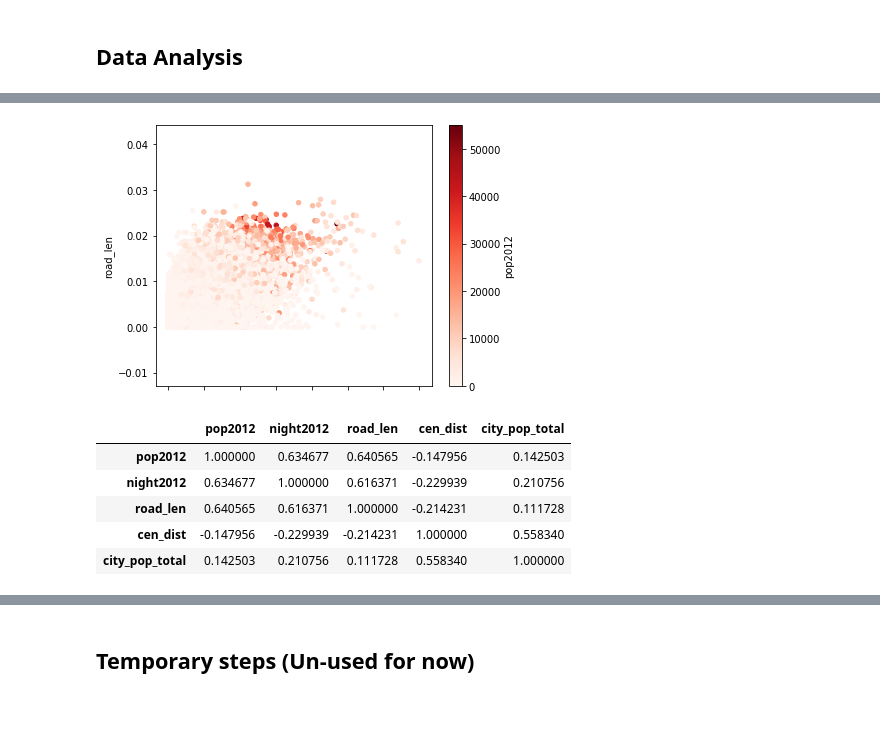
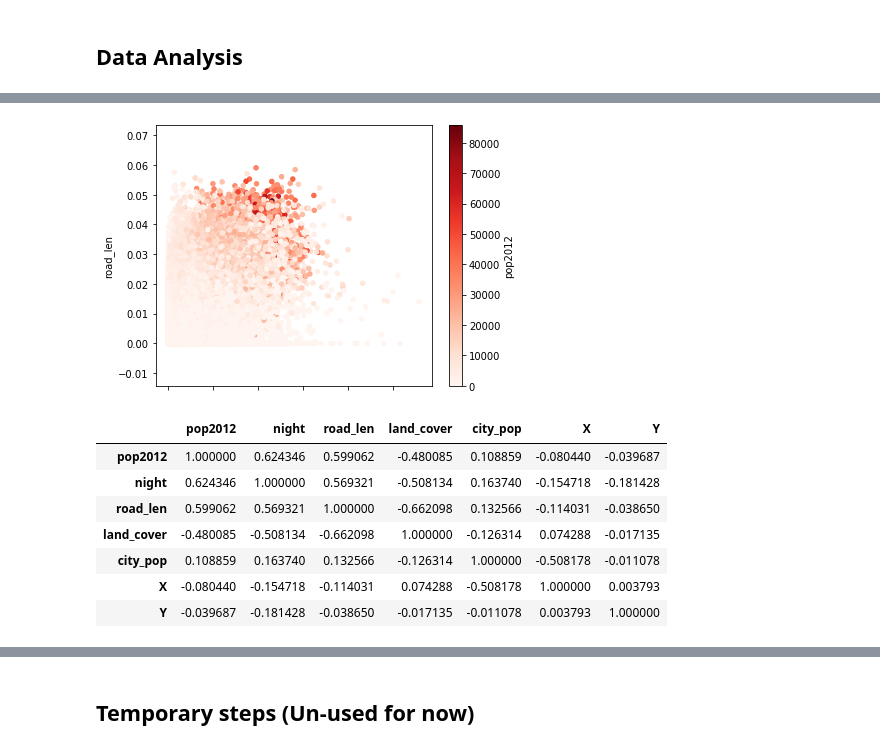
Before and after one commit to past-urbanist/Mon-Pop-Pred, a Jupyter notebook: 1_Data_Analysis.ipynb, the cells around one changed output, grey strips where cells are left out. Cells and saved outputs as stored; diff of their text form; code cells hidden in the pictures; blank space fills up the shorter version.

```diff
--- a/1_Data_Analysis.ipynb
+++ b/1_Data_Analysis.ipynb
@@ -15,7 +15,7 @@ from mpl_toolkits import mplot3d
 # %% [markdown]
 # Data Import
 # %%
-data_ori = pd.read_csv("data.csv")
-data_ori = data_ori.drop('fid',axis=1)
-data_ori.head()
+data = pd.read_csv("data2012.csv")
+data = data.drop('fid',axis=1)
+data.head()
 # %% [output]
@@ -28,3 +27,0 @@ data_ori.head()
-# %%
-data = pd.read_csv("data_new.csv")
-data.describe()
@@ -43,2 +41,5 @@ alist = data.columns.to_list()
+# %%
+alist = [ 'pop2012',  'night', 'road_len', 'land_cover', 'city_pop', 'X', 'Y', 'country', 'fua_name']
+data = data[alist]
 # %% [markdown]
 ## Data Analysis
@@ -45,18 +61,19 @@ alist = data.columns.to_list()
 # %%
 # Show the population distribution in Roma
-Roma = data[data['fua_name']=='Roma']
-Roma.plot(kind='scatter', x='night2012', y='road_len', alpha=1, c='pop2012',cmap='Reds')
+data.plot(kind='scatter', x='night', y='road_len', alpha=1, c='pop2012',cmap='Reds')
 plt.tight_layout()
 # %% [output]
-[figure, old version]
+[figure, new version]
 # %%
 # Compute pairwise correlation of columns
-data[alist[:-1]].corr()
+data.corr()
 # %% [output]
-|  | pop2012 | night2012 | road_len | cen_dist | city_pop_total |
-| pop2012 | 1.000000 | 0.634677 | 0.640565 | -0.147956 | 0.142503 |
-| night2012 | 0.634677 | 1.000000 | 0.616371 | -0.229939 | 0.210756 |
-| road_len | 0.640565 | 0.616371 | 1.000000 | -0.214231 | 0.111728 |
-| cen_dist | -0.147956 | -0.229939 | -0.214231 | 1.000000 | 0.558340 |
-| city_pop_total | 0.142503 | 0.210756 | 0.111728 | 0.558340 | 1.000000 |
+|  | pop2012 | night | road_len | land_cover | city_pop | X | Y |
+| pop2012 | 1.000000 | 0.624346 | 0.599062 | -0.480085 | 0.108859 | -0.080440 | -0.039687 |
+| night | 0.624346 | 1.000000 | 0.569321 | -0.508134 | 0.163740 | -0.154718 | -0.181428 |
+| road_len | 0.599062 | 0.569321 | 1.000000 | -0.662098 | 0.132566 | -0.114031 | -0.038650 |
+| land_cover | -0.480085 | -0.508134 | -0.662098 | 1.000000 | -0.126314 | 0.074288 | -0.017135 |
+| city_pop | 0.108859 | 0.163740 | 0.132566 | -0.126314 | 1.000000 | -0.508178 | -0.011078 |
+| X | -0.080440 | -0.154718 | -0.114031 | 0.074288 | -0.508178 | 1.000000 | 0.003793 |
+| Y | -0.039687 | -0.181428 | -0.038650 | -0.017135 | -0.011078 | 0.003793 | 1.000000 |
 # %%
```
Also changed, not shown: parts of 12 cells of this notebook, 3 other files.
